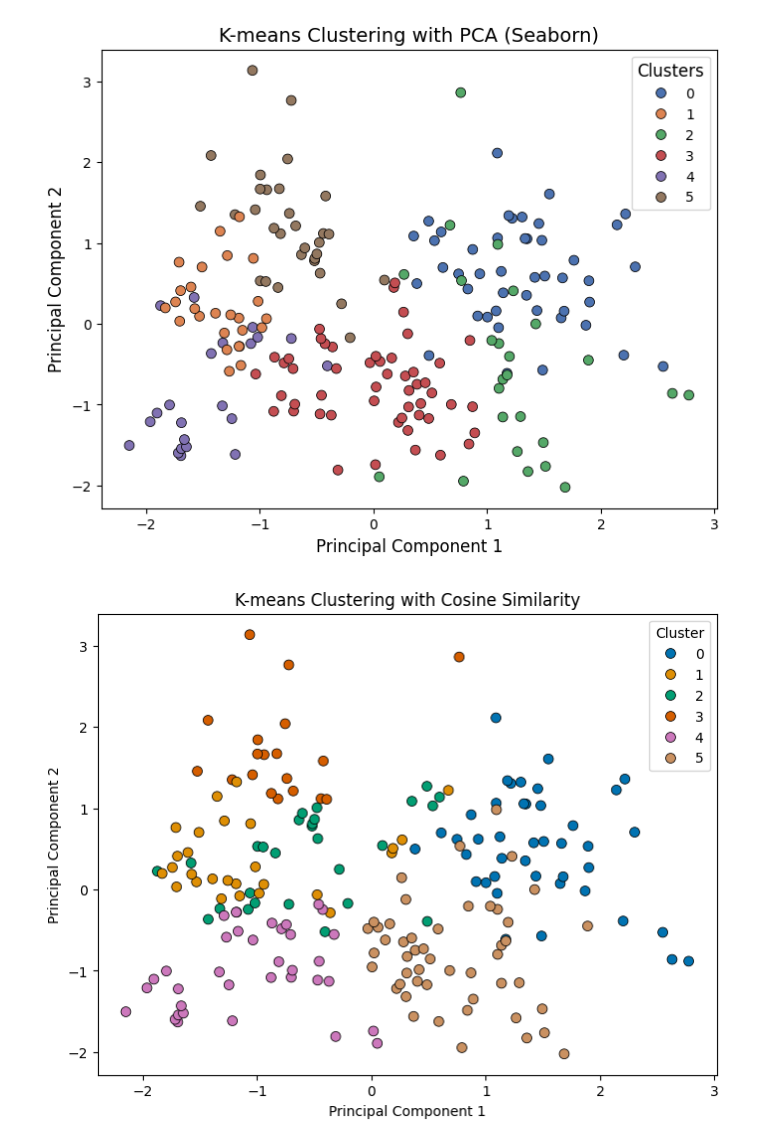
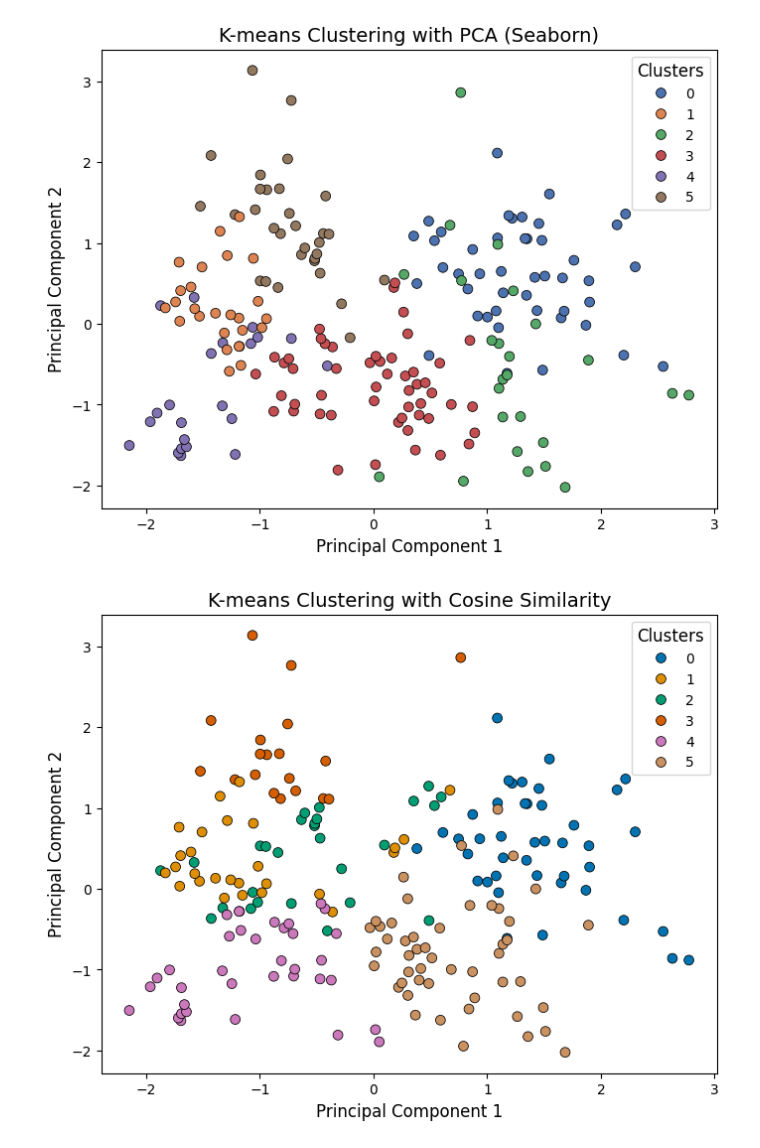
Before and after one commit to Anagha235/Machine-Learning-and-Neural-Network, a Jupyter notebook: Anagha.ipynb, the cells around one changed output. Drawn from its saved outputs; the diff is of its cells as text; code cells hidden in the pictures.

```diff
--- a/Anagha.ipynb
+++ b/Anagha.ipynb
@@ -103,17 +107,24 @@ plt.show()
 # %% [output]
 [figure]
 # %%
+# Create a DataFrame for the PCA-reduced data and cluster labels
 df_pca = pd.DataFrame({
     'PCA1': X_pca[:, 0],
     'PCA2': X_pca[:, 1],
     'Cluster': kmeans_cosine_labels
 })
+# Define a color palette
 palette = sns.color_palette('colorblind', len(np.unique(kmeans_cosine_labels)))
+
+# Create the scatter plot using Seaborn
 plt.figure(figsize=(8, 6))
 sns.scatterplot( data=df_pca, x='PCA1',  y='PCA2',  hue='Cluster',  palette=palette,  s=50, edgecolor='k')
-plt.title("K-means Clustering with Cosine Similarity")
-plt.xlabel("Principal Component 1")
-plt.ylabel("Principal Component 2")
+
+# Add plot customization
+plt.title("K-means Clustering with Cosine Similarity", fontsize=14)
+plt.xlabel("Principal Component 1", fontsize=12)
+plt.ylabel("Principal Component 2", fontsize=12)
+plt.legend(title='Clusters', loc='best', fontsize=10, title_fontsize=12)
 plt.show()
 # %% [output]
-[figure, old version]
+[figure, new version]
```
Also changed, not shown: parts of 6 cells of this notebook.
